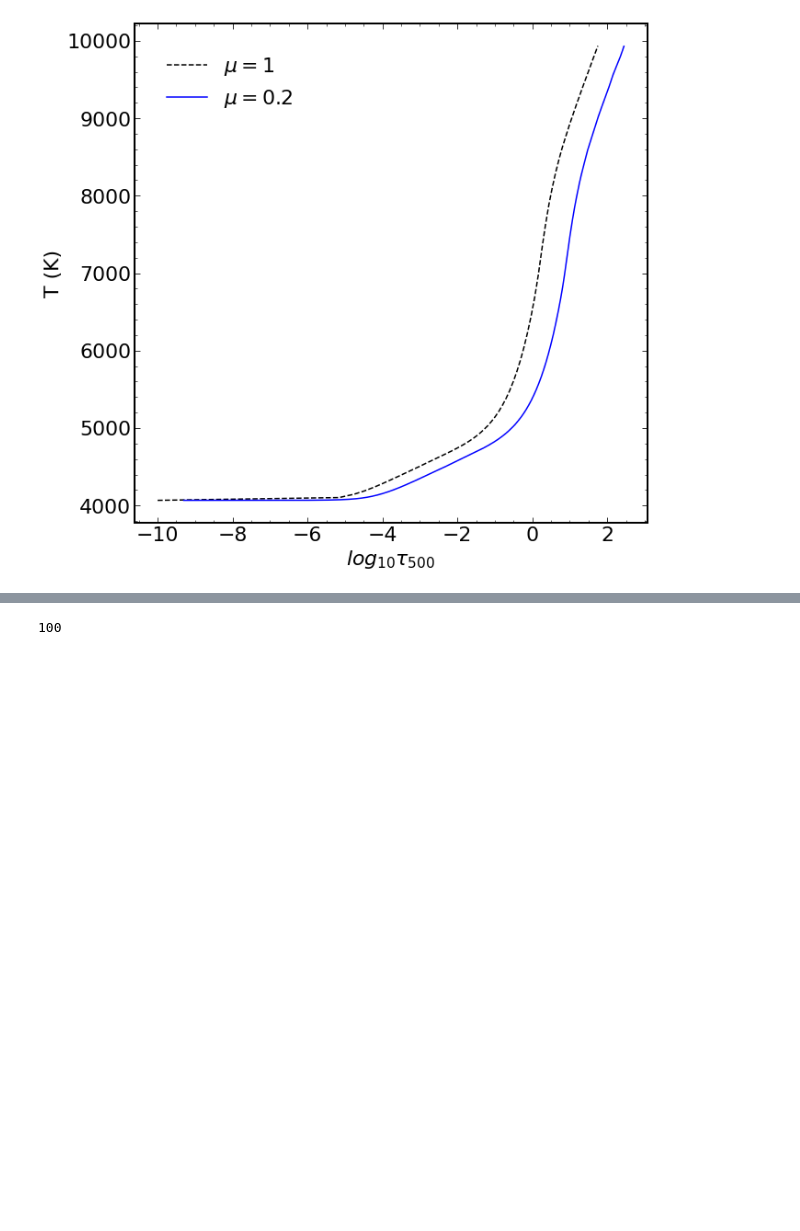
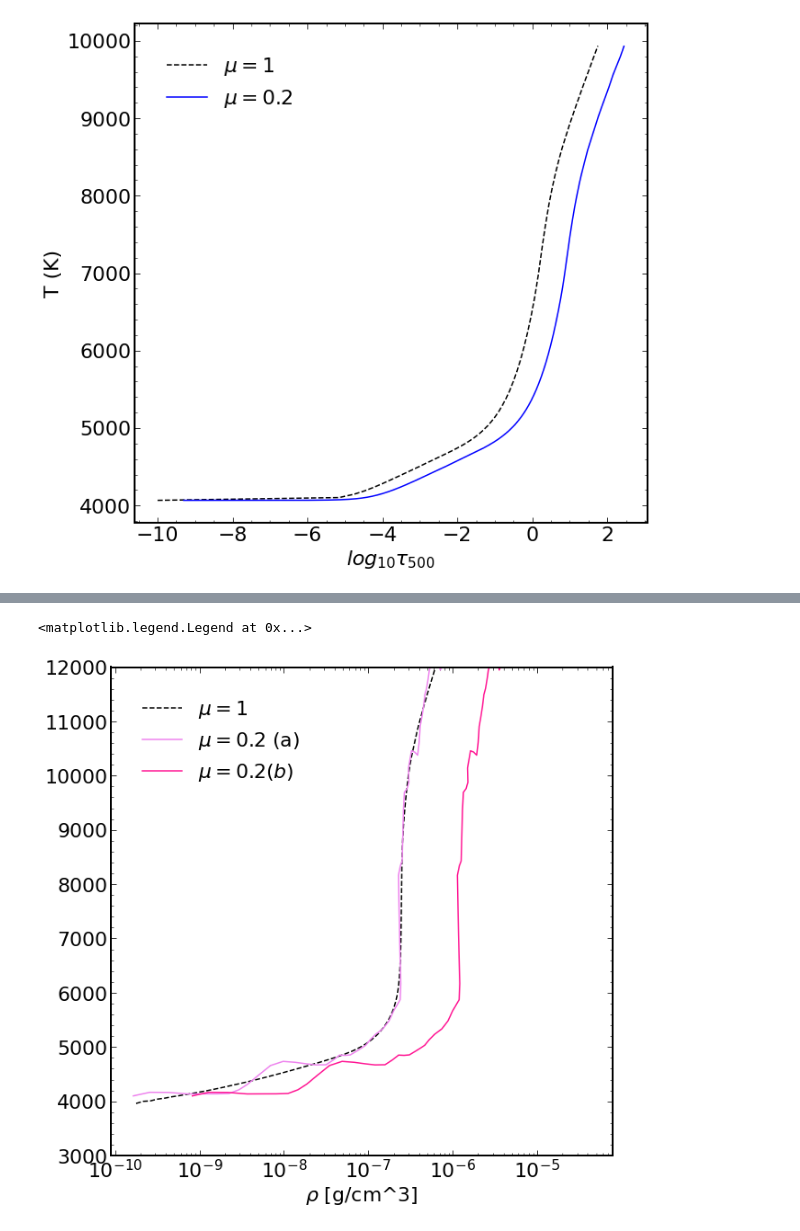
Before and after one commit to nohg/SiliconM3DAnalysis, a Jupyter notebook: Temp_depth.ipynb, the cells around one changed output, grey strips where cells are left out. Drawn from its saved outputs; the diff is of its cells as text; code cells hidden in the pictures; blank space fills up the shorter version.

```diff
--- a/Temp_depth.ipynb
+++ b/Temp_depth.ipynb
@@ -449,4 +452,15 @@ ax.legend()
-# %%
-len(od_array_1D)
-# %% [output]
-100
+# %%
+# 3D
+fig, ax = plt.subplots(1, figsize=(10,10))
+ax.semilogx((rho_hav_3D), temp_hav_3D,  label='$\mu=1$', color='k' , linestyle='--')
+ax.semilogx((rho_array_3D.ravel()), tt_array_3D.ravel(), label='$\mu = 0.2$ (a)', color='violet' , linestyle='-')
+ax.semilogx((rho_array_3D.ravel()/0.2), tt_array_3D.ravel(), label='$\mu = 0.2 (b)$', color='deeppink' , linestyle='-')
+
+ax.set_ylim(3000,12000)
+
+ax.set_xlabel(r'$\rho$ [g/cm^3]')
+ax.legend()
+# fig.savefig('../plots/1D_temp_tau_adj.png')
+# %% [output]
+<matplotlib.legend.Legend at 0x...>
+[figure, added]
```
Also changed, not shown: parts of 2 cells of this notebook.
